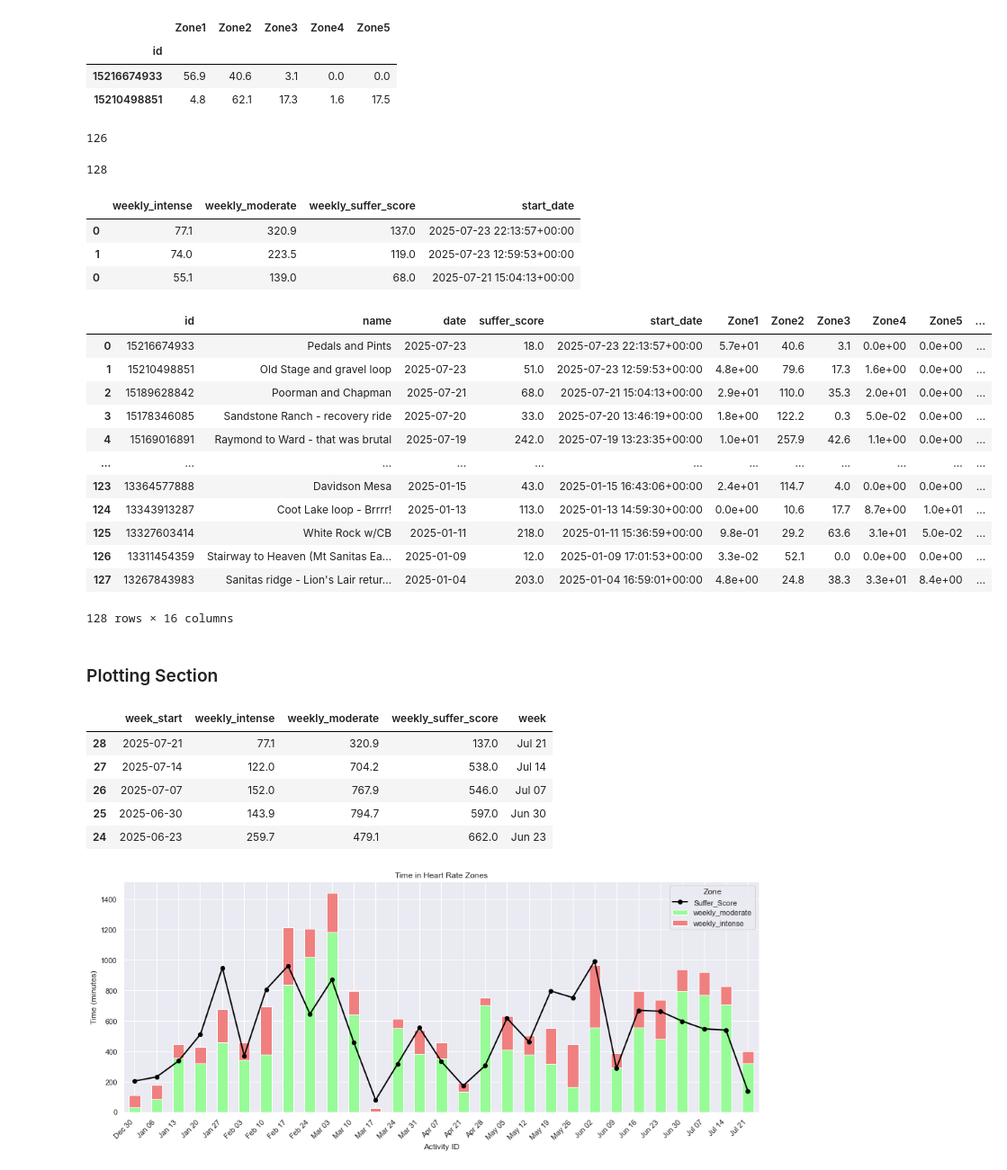
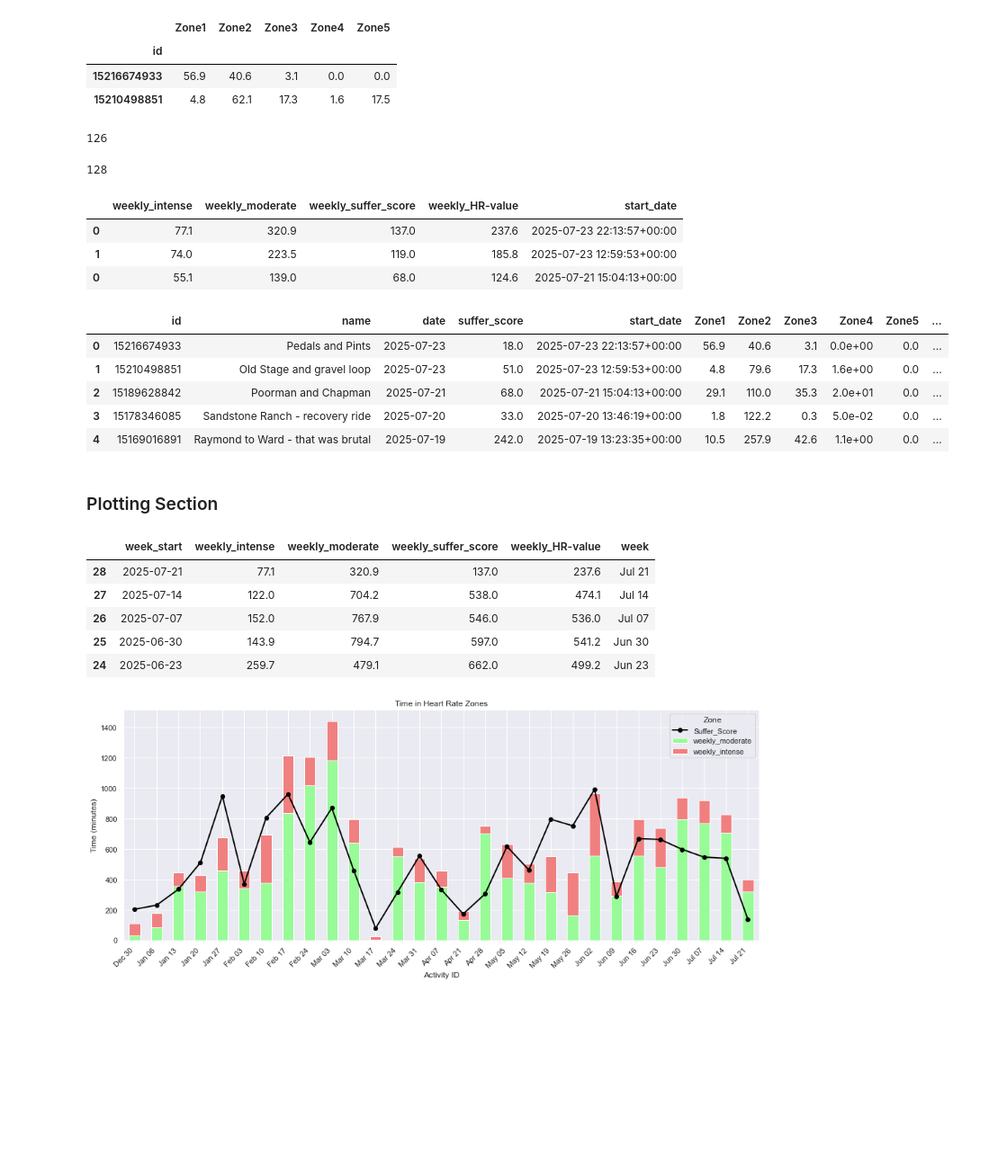
Before and after one commit to edterrell/healthy_heart, a Jupyter notebook: strava_API.ipynb, the cells around one changed output. Shown at 90% size. Cells and saved outputs as stored; diff of their text form; code cells hidden in the pictures; blank space fills up the shorter version.

```diff
--- a/strava_API.ipynb
+++ b/strava_API.ipynb
@@ -319,16 +321,19 @@ if len(new_zone_df) > 0 and len(new_zone_df) < 100:
     new_zone_df['moderate'] = new_zone_df[['Zone1', 'Zone2']].sum(axis=1)
     new_zone_df['intense'] = new_zone_df[['Zone3', 'Zone4', 'Zone5']].sum(axis=1)
 
+    new_zone_df['HR-value'] = (new_zone_df.moderate*0.5)+(new_zone_df.intense)
+
     # This drops all weekly_ cols since they are all recalculated later
     only_cols = ['id', 'name', 'date', 'suffer_score', 'start_date', 'Zone1', 'Zone2',
-           'Zone3', 'Zone4', 'Zone5', 'moderate', 'intense', 'week_start']
+           'Zone3', 'Zone4', 'Zone5', 'moderate', 'intense', 'week_start','HR-value']
     new_zone_df = new_zone_df[only_cols]
+
 
     # Temporarily sort ascending by week_start and date to compute cumulative sum correctly
     temp = new_zone_df.sort_values(['week_start', 'start_date'])
 
     # Calculate cumulative sum within each week for weekly_ cols
-    cumulative_cols = ['intense', 'moderate', 'suffer_score']
+    cumulative_cols = ['intense', 'moderate', 'suffer_score','HR-value']
     cumulative_sums = (
     temp
         .groupby('week_start')[cumulative_cols]
@@ -343,38 +348,31 @@ if len(new_zone_df) > 0 and len(new_zone_df) < 100:
 # %% [output]
 126
 128
-|  | weekly_intense | weekly_moderate | weekly_suffer_score | start_date |
-| 0 | 77.1 | 320.9 | 137.0 | 2025-07-23 22:13:57+00:00 |
-| 1 | 74.0 | 223.5 | 119.0 | 2025-07-23 12:59:53+00:00 |
-| 0 | 55.1 | 139.0 | 68.0 | 2025-07-21 15:04:13+00:00 |
+|  | weekly_intense | weekly_moderate | weekly_suffer_score | weekly_HR-value | start_date |
+| 0 | 77.1 | 320.9 | 137.0 | 237.6 | 2025-07-23 22:13:57+00:00 |
+| 1 | 74.0 | 223.5 | 119.0 | 185.8 | 2025-07-23 12:59:53+00:00 |
+| 0 | 55.1 | 139.0 | 68.0 | 124.6 | 2025-07-21 15:04:13+00:00 |
 # %%
-strava_zone_df
+strava_zone_df.head()
 # %% [output]
 |  | id | name | date | suffer_score | start_date | Zone1 | Zone2 | Zone3 | Zone4 | Zone5 | ... |
-| 0 | 15216674933 | Pedals and Pints | 2025-07-23 | 18.0 | 2025-07-23 22:13:57+00:00 | 5.7e+01 | 40.6 | 3.1 | 0.0e+00 | 0.0e+00 | ... |
-| 1 | 15210498851 | Old Stage and gravel loop | 2025-07-23 | 51.0 | 2025-07-23 12:59:53+00:00 | 4.8e+00 | 79.6 | 17.3 | 1.6e+00 | 0.0e+00 | ... |
-| 2 | 15189628842 | Poorman and Chapman | 2025-07-21 | 68.0 | 2025-07-21 15:04:13+00:00 | 2.9e+01 | 110.0 | 35.3 | 2.0e+01 | 0.0e+00 | ... |
-| 3 | 15178346085 | Sandstone Ranch - recovery ride | 2025-07-20 | 33.0 | 2025-07-20 13:46:19+00:00 | 1.8e+00 | 122.2 | 0.3 | 5.0e-02 | 0.0e+00 | ... |
-| 4 | 15169016891 | Raymond to Ward - that was brutal | 2025-07-19 | 242.0 | 2025-07-19 13:23:35+00:00 | 1.0e+01 | 257.9 | 42.6 | 1.1e+00 | 0.0e+00 | ... |
-| ... | ... | ... | ... | ... | ... | ... | ... | ... | ... | ... | ... |
-| 123 | 13364577888 | Davidson Mesa | 2025-01-15 | 43.0 | 2025-01-15 16:43:06+00:00 | 2.4e+01 | 114.7 | 4.0 | 0.0e+00 | 0.0e+00 | ... |
-| 124 | 13343913287 | Coot Lake loop - Brrrr! | 2025-01-13 | 113.0 | 2025-01-13 14:59:30+00:00 | 0.0e+00 | 10.6 | 17.7 | 8.7e+00 | 1.0e+01 | ... |
-| 125 | 13327603414 | White Rock w/CB | 2025-01-11 | 218.0 | 2025-01-11 15:36:59+00:00 | 9.8e-01 | 29.2 | 63.6 | 3.1e+01 | 5.0e-02 | ... |
-| 126 | 13311454359 | Stairway to Heaven (Mt Sanitas Ea... | 2025-01-09 | 12.0 | 2025-01-09 17:01:53+00:00 | 3.3e-02 | 52.1 | 0.0 | 0.0e+00 | 0.0e+00 | ... |
-| 127 | 13267843983 | Sanitas ridge - Lion's Lair retur... | 2025-01-04 | 203.0 | 2025-01-04 16:59:01+00:00 | 4.8e+00 | 24.8 | 38.3 | 3.3e+01 | 8.4e+00 | ... |
+| 0 | 15216674933 | Pedals and Pints | 2025-07-23 | 18.0 | 2025-07-23 22:13:57+00:00 | 56.9 | 40.6 | 3.1 | 0.0e+00 | 0.0 | ... |
+| 1 | 15210498851 | Old Stage and gravel loop | 2025-07-23 | 51.0 | 2025-07-23 12:59:53+00:00 | 4.8 | 79.6 | 17.3 | 1.6e+00 | 0.0 | ... |
+| 2 | 15189628842 | Poorman and Chapman | 2025-07-21 | 68.0 | 2025-07-21 15:04:13+00:00 | 29.1 | 110.0 | 35.3 | 2.0e+01 | 0.0 | ... |
+| 3 | 15178346085 | Sandstone Ranch - recovery ride | 2025-07-20 | 33.0 | 2025-07-20 13:46:19+00:00 | 1.8 | 122.2 | 0.3 | 5.0e-02 | 0.0 | ... |
+| 4 | 15169016891 | Raymond to Ward - that was brutal | 2025-07-19 | 242.0 | 2025-07-19 13:23:35+00:00 | 10.5 | 257.9 | 42.6 | 1.1e+00 | 0.0 | ... |
-128 rows × 16 columns
 # %% [markdown]
 ### Plotting Section
 # %%
 week_summary = build_week_summary(strava_zone_df)
 week_summary.sort_values('week_start',ascending=False).head()
 # %% [output]
-|  | week_start | weekly_intense | weekly_moderate | weekly_suffer_score | week |
-| 28 | 2025-07-21 | 77.1 | 320.9 | 137.0 | Jul 21 |
-| 27 | 2025-07-14 | 122.0 | 704.2 | 538.0 | Jul 14 |
-| 26 | 2025-07-07 | 152.0 | 767.9 | 546.0 | Jul 07 |
-| 25 | 2025-06-30 | 143.9 | 794.7 | 597.0 | Jun 30 |
-| 24 | 2025-06-23 | 259.7 | 479.1 | 662.0 | Jun 23 |
+|  | week_start | weekly_intense | weekly_moderate | weekly_suffer_score | weekly_HR-value | week |
+| 28 | 2025-07-21 | 77.1 | 320.9 | 137.0 | 237.6 | Jul 21 |
+| 27 | 2025-07-14 | 122.0 | 704.2 | 538.0 | 474.1 | Jul 14 |
+| 26 | 2025-07-07 | 152.0 | 767.9 | 546.0 | 536.0 | Jul 07 |
+| 25 | 2025-06-30 | 143.9 | 794.7 | 597.0 | 541.2 | Jun 30 |
+| 24 | 2025-06-23 | 259.7 | 479.1 | 662.0 | 499.2 | Jun 23 |
 # %%
 ax = week_summary.plot(
     y=['weekly_moderate','weekly_intense'],
```
Also changed, not shown: parts of 12 cells of this notebook, 1 other file.
